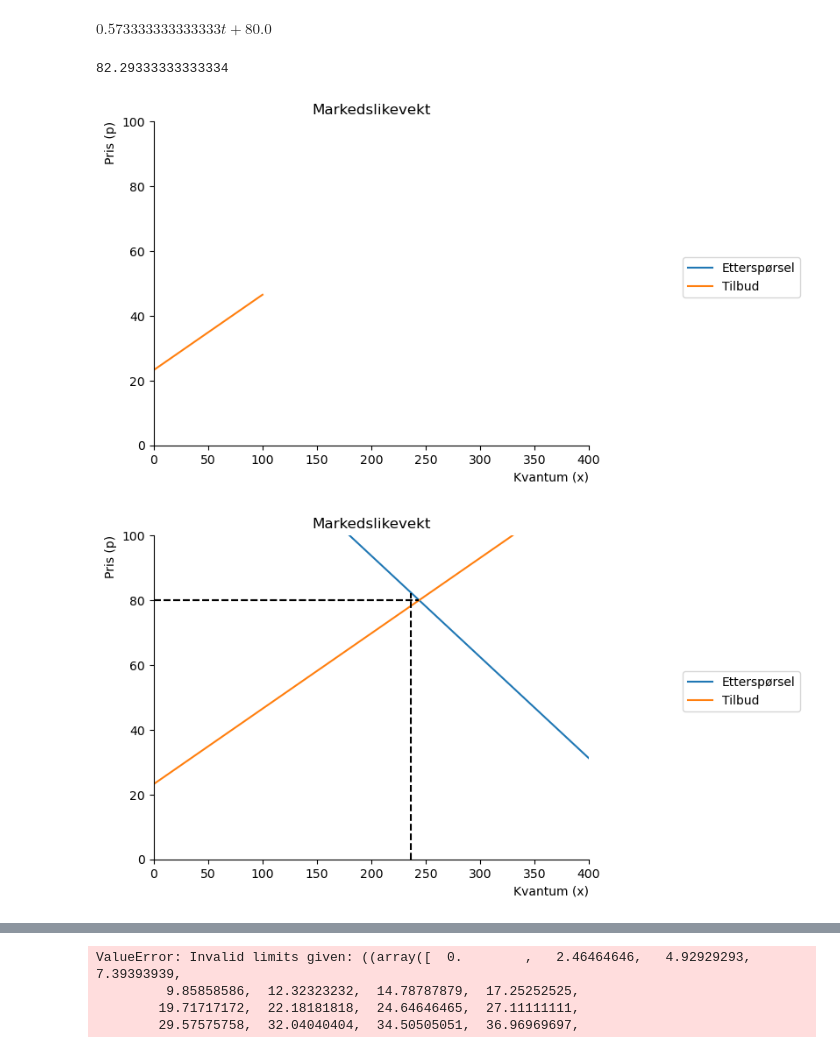
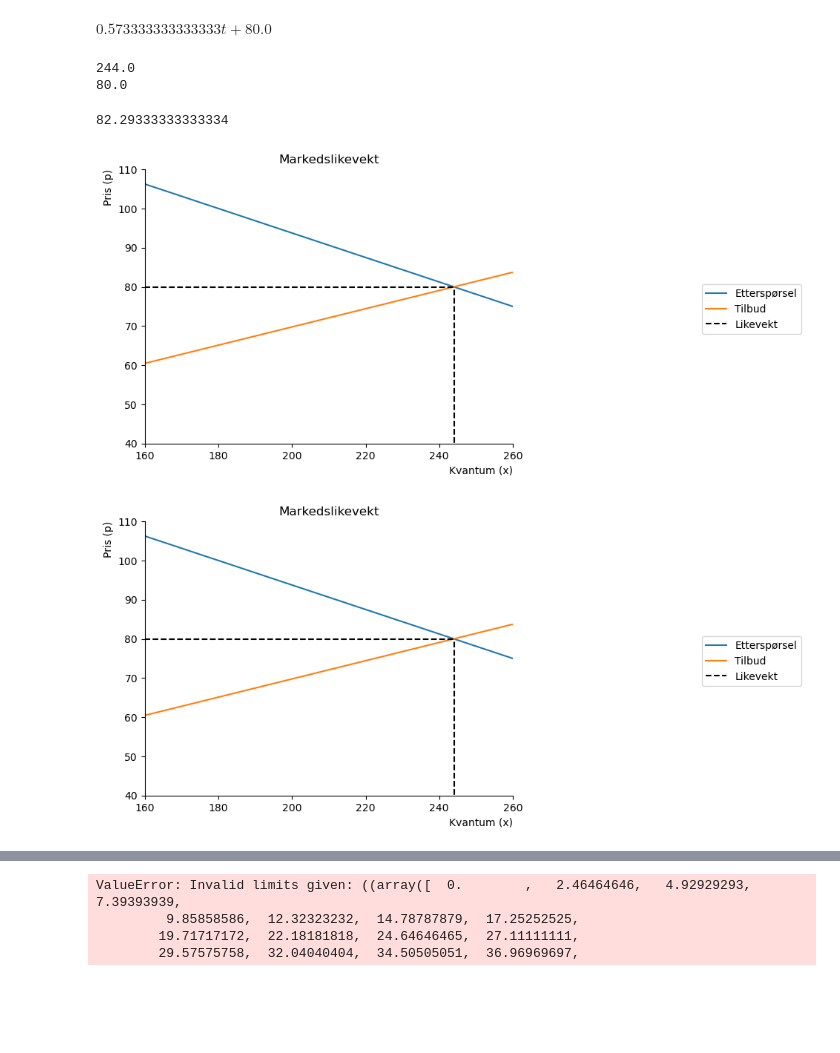
Before and after one commit to Danieljoha/Sok-1006, a Jupyter notebook: Arbeidskrav_3.ipynb, the cells around one changed output, grey strips where cells are left out. Drawn from its saved outputs; the diff is of its cells as text; code cells hidden in the pictures; blank space fills up the shorter version.

```diff
--- a/Arbeidskrav_3.ipynb
+++ b/Arbeidskrav_3.ipynb
@@ -82,6 +91,12 @@ p_eq_fn=sp.lambdify(
 p_eq_fn(0,0)
 p_eq_fn_uten_avgift = p_eq_fn(0,0)
 p_eq_fn_med_avgift = p_eq_fn(4,0)
+
+print(p_eq_fn_uten_avgift)
+print(x_eq_fn_uten_avgift)
+# %% [output]
+244.0
+80.0
 # %%
 x_eq_fn=sp.lambdify(
     (t,p),
@@ -96,7 +111,7 @@ x_eq_fn_med_avgift
 # %% [output]
 82.29333333333334
 # %%
-x_num=np.linspace(0.1,100,100)
+x_num=np.linspace(0.1,500,100)
 
 #lag en akse
 
@@ -104,51 +119,51 @@ def create_ax():
                 fig, ax = plt.subplots()
                 ax.set_ylabel('Pris (p)', loc='top')
                 ax.set_xlabel('Kvantum (x)', loc='right')
-                ax.set(xlim=(0,400))
-                ax.set(ylim=(0,100))
+                ax.set(xlim=(160,260))
+                ax.set(ylim=(40,110))
                 ax.spines['top'].set_color('none')
                 ax.spines['right'].set_color('none')
 
                 return fig, ax
 
 
 
 fig, ax = create_ax()
 
 # plott funksjonen
 
 ax.plot(x_num, demand(x_num), label='Etterspørsel')
-#ax.plot(supply(x_num, 4), x_num, label='Tilbud med avgift')
+#ax.plot(x_num, supply(x_num, 4), label='Tilbud med avgift')
 ax.plot(x_num, supply(x_num, 0), label='Tilbud')
 
 
 
 
 
-ax.hlines(p_eq_fn_uten_avgift,0,x_eq_fn_uten_avgift, color='black',ls='dashed')
-#ax.vlines(x_eq_fn_uten_avgift,0,p_eq_fn_uten_avgift, color='black',ls='dashed')
+ax.hlines(x_eq_fn_uten_avgift,0,p_eq_fn_uten_avgift, color='black',ls='dashed', label="Likevekt")
+ax.vlines(p_eq_fn_uten_avgift,0,x_eq_fn_uten_avgift, color='black',ls='dashed')
 
-#ax.vlines(x_eq_fn_med_avgift,0,p_eq_fn_med_avgift, color='black',ls='dashed')
-#ax.hlines(p_eq_fn_med_avgift,0,x_eq_fn_med_avgift, color='black',ls='dashed')
+#ax.vlines(p_eq_fn_med_avgift,0,x_eq_fn_med_avgift, color='black',ls='dashed')
+#ax.hlines(x_eq_fn_med_avgift,0,p_eq_fn_med_avgift, color='black',ls='dashed')
 
 
 # tittel
 ax.set_title('Markedslikevekt')
 
 #vis navnene:
 ax.legend(bbox_to_anchor=(1.5,0.6));
 # %% [output]
-[figure, old version]
+[figure, new version]
 # %%
 q = np.linspace(0,p_eq_fn_uten_avgift,100)
 
-ax.vlines(x_eq_fn_med_avgift,0,p_eq_fn_med_avgift, color='black',ls='dashed')
-ax.hlines(p_eq_fn_uten_avgift,0,x_eq_fn_uten_avgift, color='black',ls='dashed')
+#ax.vlines(x_eq_fn_med_avgift,0,p_eq_fn_med_avgift, color='black',ls='dashed')
+#ax.hlines(p_eq_fn_uten_avgift,0,x_eq_fn_uten_avgift, color='black',ls='dashed')
 ax.legend(bbox_to_anchor=(1.5,0.6))
 
 fig
 # %% [output]
-[figure, old version]
+[figure, new version]
 # %%
 print(x_eq_fn_uten_avgift, p_eq_fn_uten_avgift)
 # %% [output]
```
Also changed, not shown: parts of 4 cells of this notebook.
